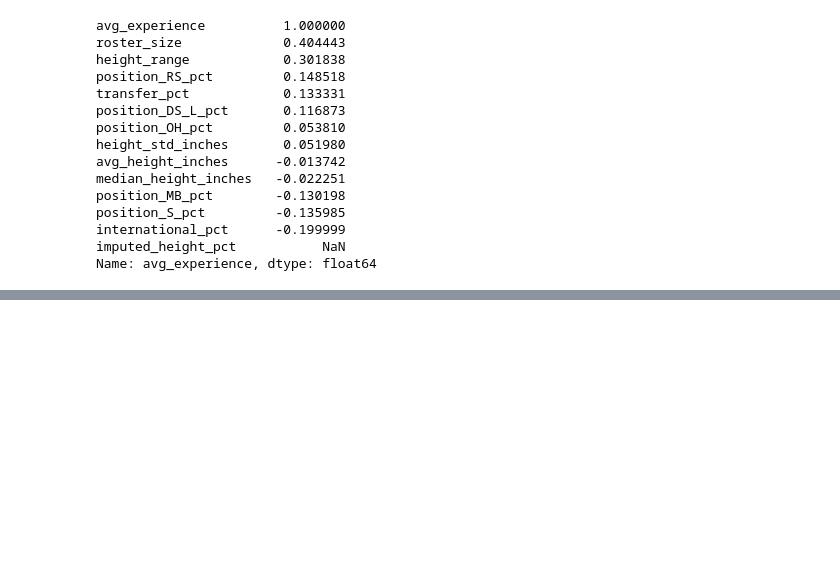
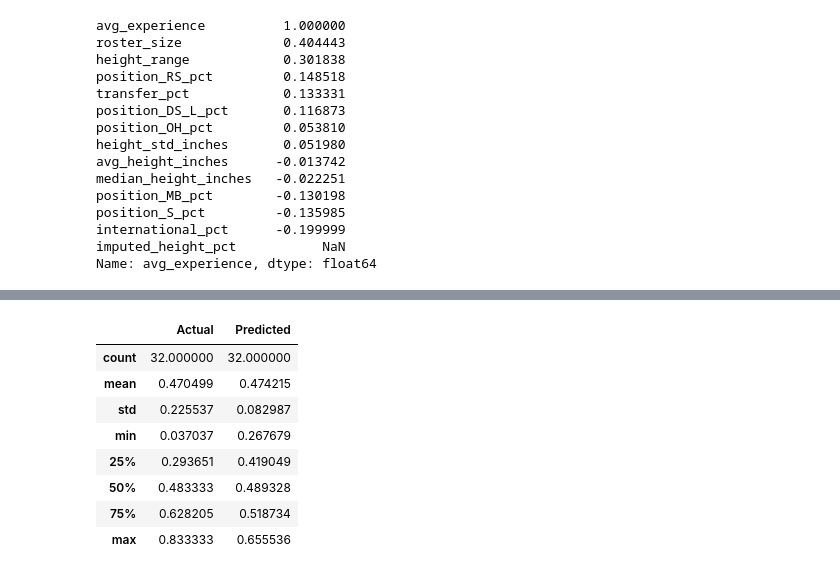
Before and after one commit to karlidean/capstone-project-NCAA-Volleyball, a Jupyter notebook: notebooks/predict_model_feature.ipynb, the cells around one changed output, grey strips where cells are left out. Saved outputs shown, nothing was run; the diff lists cells and outputs as text; code cells hidden in the pictures; blank space fills up the shorter version.

```diff
--- a/notebooks/predict_model_feature.ipynb
+++ b/notebooks/predict_model_feature.ipynb
@@ -1176,0 +1192,2 @@ Name: avg_experience, dtype: float64
+# %%
+rf_predictions = rf.predict(X_test)
@@ -1176,0 +1234,17 @@ Name: avg_experience, dtype: float64
+# %%
+rf_results = pd.DataFrame({
+    "Actual": y_test,
+    "Predicted": rf_predictions
+})
+
+rf_results.describe()
+# %% [output]
+|  | Actual | Predicted |
+| count | 32.000000 | 32.000000 |
+| mean | 0.470499 | 0.474215 |
+| std | 0.225537 | 0.082987 |
+| min | 0.037037 | 0.267679 |
+| 25% | 0.293651 | 0.419049 |
+| 50% | 0.483333 | 0.489328 |
+| 75% | 0.628205 | 0.518734 |
+| max | 0.833333 | 0.655536 |
```
Also changed, not shown: parts of 5 cells of this notebook.
